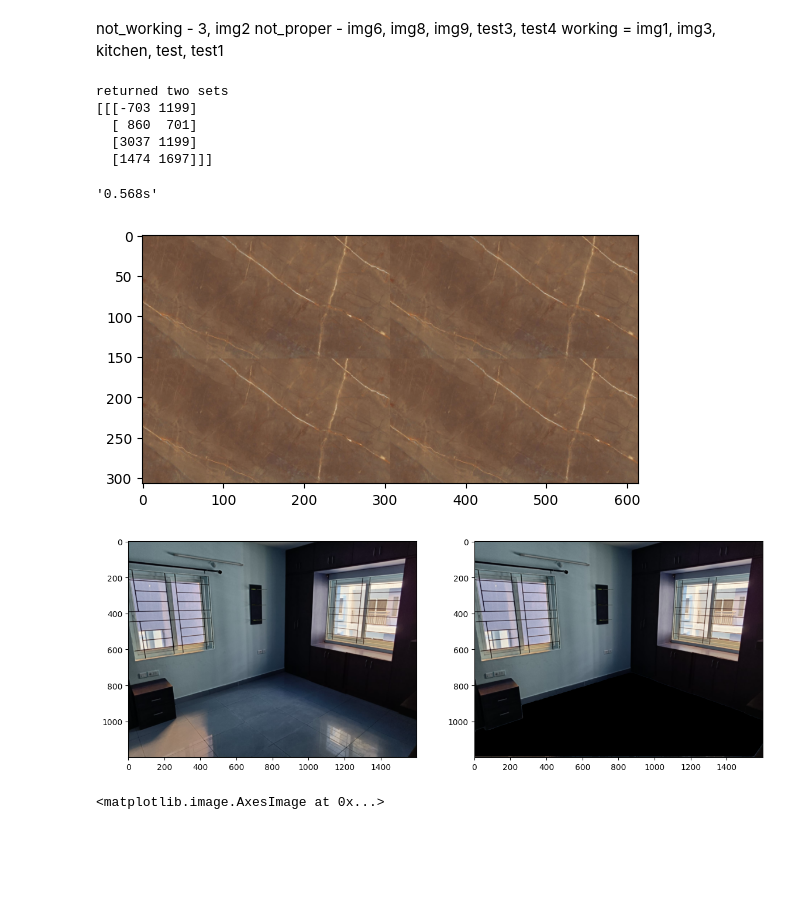
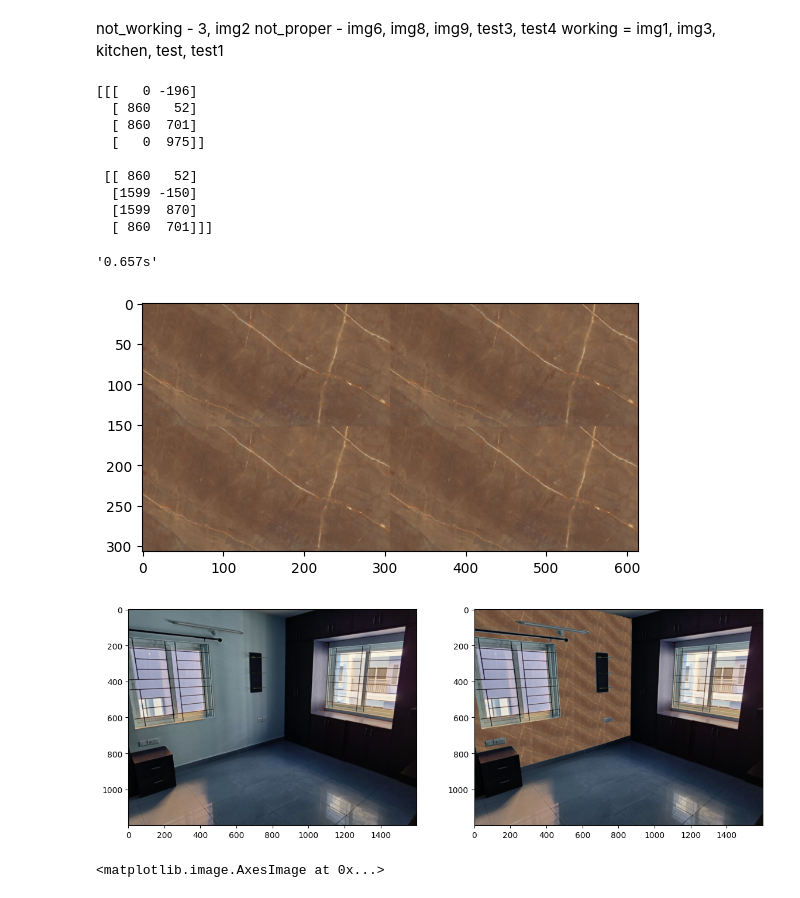
Before and after one commit to Karan-00-11/mfs, a Jupyter notebook: overlaying/overlayer.ipynb, the cells around one changed output. Saved outputs shown, nothing was run; the diff lists cells and outputs as text; code cells hidden in the pictures; blank space fills up the shorter version.

```diff
--- a/overlaying/overlayer.ipynb
+++ b/overlaying/overlayer.ipynb
@@ -298,38 +301,42 @@ get_rectangles(layout_input, layout_mat)
 # %%
 in_name = 'img1'
 subject_rescale_percent = 15
 
 layout_input = LAYOUTS+"/{}.jpeg".format(in_name)
 layout_mat = LAYOUTS+"/{}.txt".format(in_name)
 wall_mask = '../inputs/wall_masks/{}'.format(in_name)
 floor_mask = '../inputs/floor_masks/{}'.format(in_name)
 src_img = '../inputs/src_imgs/{}.jpeg'.format(in_name)
 
 blender = MaskBlender(
         layout_input,
         layout_mat,
         [wall_mask, floor_mask],
         src_img,
         sample_stone,
         # 0 for walls, 1 for floors
-        mode=1
+        mode=0
         )
 
 st = time.time()
 blender.rescale_subject_img(subject_rescale_percent)
 final_out = blender.implant_overlay()
 et = time.time()
 cv2.imwrite("../outs/{}.jpg".format(in_name), cv2.cvtColor(blender.final_out, cv2.COLOR_BGR2RGB))
 "{:.3f}s".format(et-st)
 # %% [output]
-returned two sets
-[[[-703 1199]
+[[[   0 -196]
+  [ 860   52]
   [ 860  701]
-  [3037 1199]
-  [1474 1697]]]
+  [   0  975]]
+
+ [[ 860   52]
+  [1599 -150]
+  [1599  870]
+  [ 860  701]]]
-'0.568s'
+'0.657s'
 [figure]
-[figure, old version]
+[figure, new version]
 # %%
 plt.imshow(blender.overlay)
 # %% [output]
```
Also changed, not shown: parts of 1 cell of this notebook.
